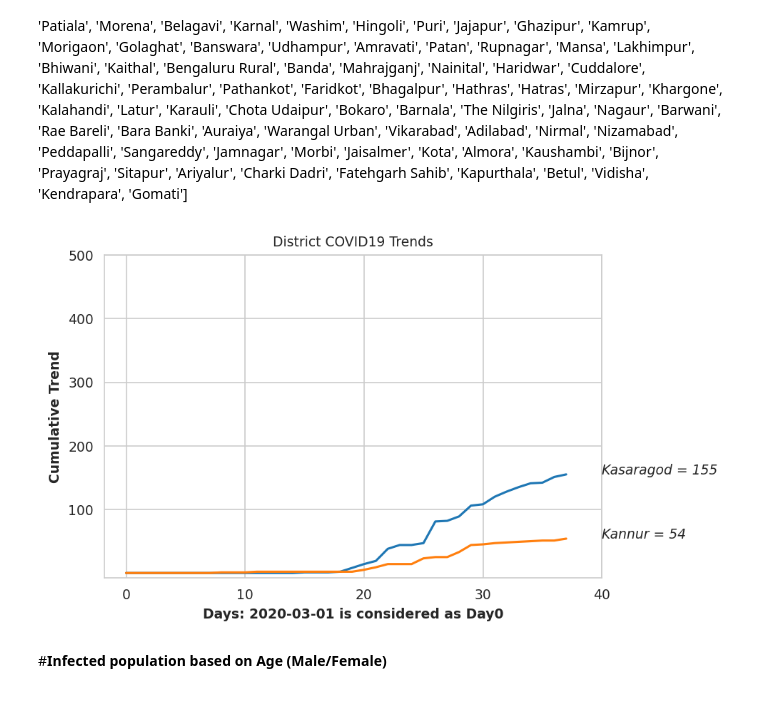
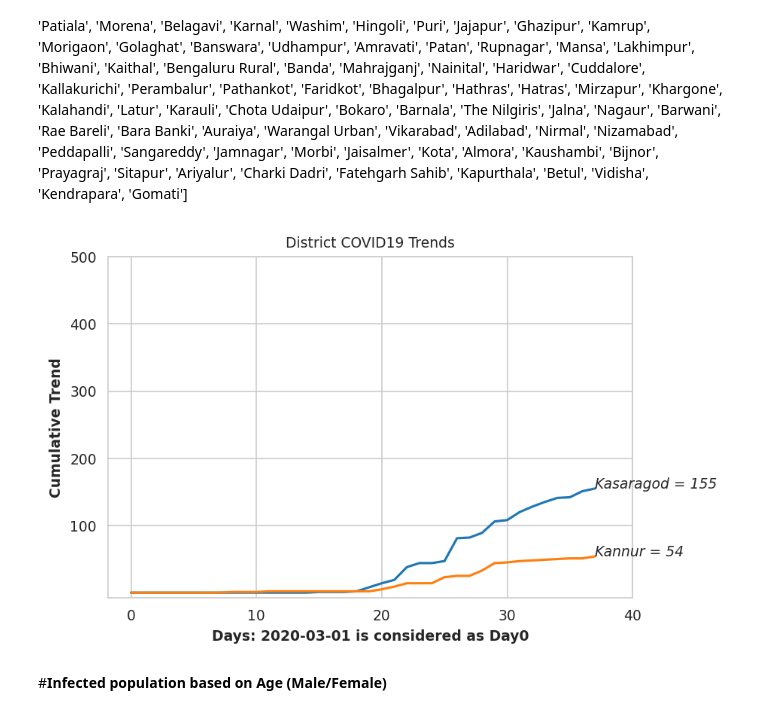
Before and after one commit to anandsahadevan/COVID19india_visualize, a Jupyter notebook: COVID19_India_API_read_visualize.ipynb, the cells around one changed output. Saved outputs shown, nothing was run; the diff lists cells and outputs as text; code cells hidden in the pictures.

```diff
--- a/COVID19_India_API_read_visualize.ipynb
+++ b/COVID19_India_API_read_visualize.ipynb
@@ -22,15 +22,18 @@ import json
 import requests
 import numpy as np
 import datetime
+from datetime import date as datefun
 from datetime import timedelta
 import seaborn as sb
 import matplotlib.pyplot as plt
 
 
-''' Set the Day_0 and Day_n '''
+#---------- Set the Day_0 and Day_n and calculate the duration-----------#
 day0='2020-03-01'; till_date='2020-04-07'
+tot_days=(datefun.today()-datetime.datetime.strptime(day0, '%Y-%m-%d').date()).days
+print(tot_days)
 
-#------ Setup the Figure rcParameters--------------------#
+#------ Setup the Figure rcParameters------------------------------------#
 sb.set_style("whitegrid")
 SMALL_SIZE = 9
 MEDIUM_SIZE = 9
@@ -190,7 +194,7 @@ final_datad['Date'] = temp1.dt.strftime('%Y-%m-%d')
 ##Linear Trend
 # %%
 no_states=10           #provide the no. of highest infected (Descending order)
-max_cases=1000
+max_cases=1500
 xloc=40
 
 trains=final_data
@@ -206,7 +210,8 @@ for j in range (0,no_states):
 #    plt.legend()
     plt.xlabel('Days: '+ str(day0) +' is considered as Day0')
     plt.ylabel('Cumulative Trend')
-    plt.xticks([0,10,20,30,40])
+    plt.xticks(np.arange(0,tot_days+5,10))
+    plt.xlim([0,tot_days+5]);plt.ylim([0,1200])
     plt.yticks(np.arange(100,max_cases,100))
     plt.text(xloc, tss.iloc[-1], str(stsort.index[j]) +" = "+ str(tss.iloc[-1]), style='italic')#,bbox={'facecolor': 'white', 'alpha': 0.3, 'pad': 3})
     plt.title('Statewise COVID19 Trend')
@@ -237,7 +242,7 @@ for j in range (0,no_states):
 ['Kerala', 'Delhi', 'Telangana', 'Rajasthan', 'Haryana', 'Uttar Pradesh', 'Ladakh', 'Tamil Nadu', 'Jammu and Kashmir', 'Karnataka', 'Maharashtra', 'Punjab', 'Andhra Pradesh', 'Uttarakhand', 'Odisha', 'Puducherry', 'West Bengal', 'Chandigarh', 'Chhattisgarh', 'Gujarat', 'Himachal Pradesh', 'Madhya Pradesh', 'Bihar', 'Manipur', 'Mizoram', 'Goa', 'Andaman and Nicobar Islands', 'Jharkhand', 'Assam', 'Arunachal Pradesh', 'Dadra and Nagar Haveli', 'Tripura']
 # %%
 state_name=['Kerala', 'Maharashtra', 'Tamil Nadu']
-max_cases=1000
+max_cases=1500
 xloc=40
 
 for j in range(0,len(state_name)):
@@ -248,7 +253,7 @@ for j in range(0,len(state_name)):
   # plt.legend()
   plt.xlabel('Days: '+ str(day0) +' is considered as Day0')
   plt.ylabel('Cumulative Trend')
-  plt.xticks([0,10,20,30,40])
+  plt.xticks(np.arange(0,tot_days+5,10));plt.xlim([0,tot_days+5])
   plt.yticks(np.arange(100,max_cases,100))
   plt.text(xloc, tss.iloc[-1], str(state_name[j]) +" = "+ str(tss.iloc[-1]), style='italic')#,bbox={'facecolor': 'white', 'alpha': 0.3, 'pad': 3})
   plt.title('Statwise COVID19 Trend')
@@ -261,7 +266,7 @@ for j in range(0,len(state_name)):
 # %%
 no_districts=5         #provide the no. of highest infected (Descending order)
 max_cases=200; step=50
-xloc=32              # location of label in x axis (day?)
+             # location of label in x axis (day?)
 
 traind=final_datad
 Districts=list(traind.District.unique())
@@ -276,9 +281,9 @@ for j in range (2,no_districts):
 #    plt.legend()
     plt.xlabel('Days: '+ str(day0) +' is considered as Day0')
     plt.ylabel('Cumulative Trend')
-    plt.xticks([0,10,20,30,40])
+    plt.xticks(np.arange(0,tot_days+5,10))
     plt.yticks(np.arange(0,max_cases+1,step))
-    plt.text(xloc, tss.iloc[xloc], str(stsort.index[j]) +" = "+ str(tss.iloc[-1]), style='italic')#,bbox={'facecolor': 'white', 'alpha': 0.3, 'pad': 3})
+    plt.text(tot_days-10, tss.iloc[tot_days-10], str(stsort.index[j]) +" = "+ str(tss.iloc[-1]), style='italic')#,bbox={'facecolor': 'white', 'alpha': 0.3, 'pad': 3})
     # plt.text(30, tss.iloc[35], str(tss.iloc[35]), style='italic')#,bbox={'facecolor': 'white', 'alpha': 0.3, 'pad': 3})
     plt.title('Districtwise COVID19 Trend')
 # %% [output]
@@ -291,23 +296,22 @@ for j in range (2,no_districts):
 # %%
 district_name=['Kasaragod', 'Kannur']
 max_cases=600
-xloc=40
 
 
 for j in range(0,len(district_name)):
   tt= traind.query('District == '+ '"'+district_name[j]+'"')
   tss=tt.ConfirmedCases
   days=(tt.Day)
   plt.plot(days,(tss))
   # plt.legend()
   plt.xlabel('Days: '+ str(day0) +' is considered as Day0')
   plt.ylabel('Cumulative Trend')
   plt.xticks([0,10,20,30,40])
   plt.yticks(np.arange(100,max_cases,100))
-  plt.text(xloc, tss.iloc[-1], district_name[j] +" = "+ str(tss.iloc[-1]), style='italic')#,bbox={'facecolor': 'white', 'alpha': 0.3, 'pad': 3})
+  plt.text(tot_days, tss.iloc[-1], district_name[j] +" = "+ str(tss.iloc[-1]), style='italic')#,bbox={'facecolor': 'white', 'alpha': 0.3, 'pad': 3})
   plt.title('District COVID19 Trends')
 # %% [output]
-[figure, old version]
+[figure, new version]
 # %% [markdown]
 #**Infected population based on Age (Male/Female)**
 # %%
```
Also changed, not shown: parts of 5 cells of this notebook.
